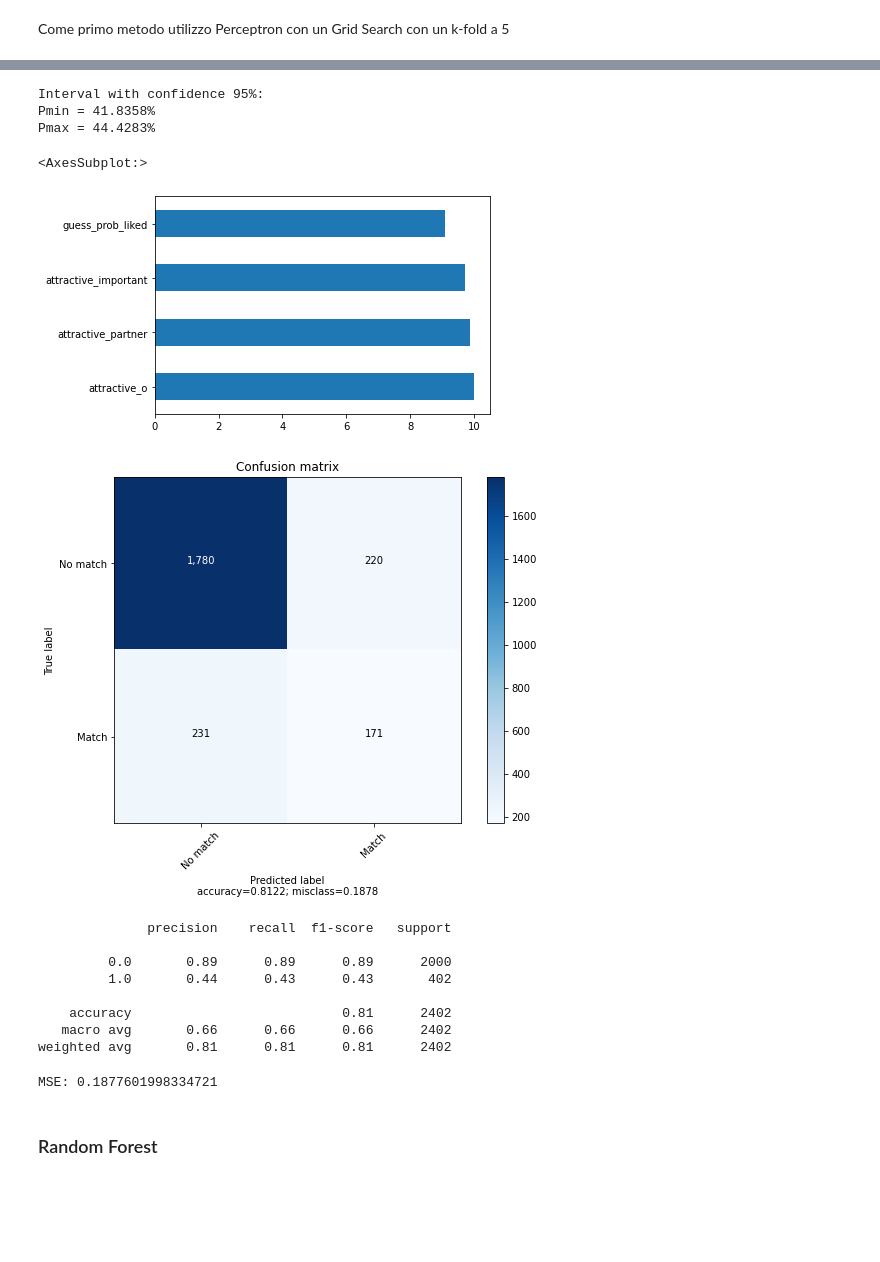
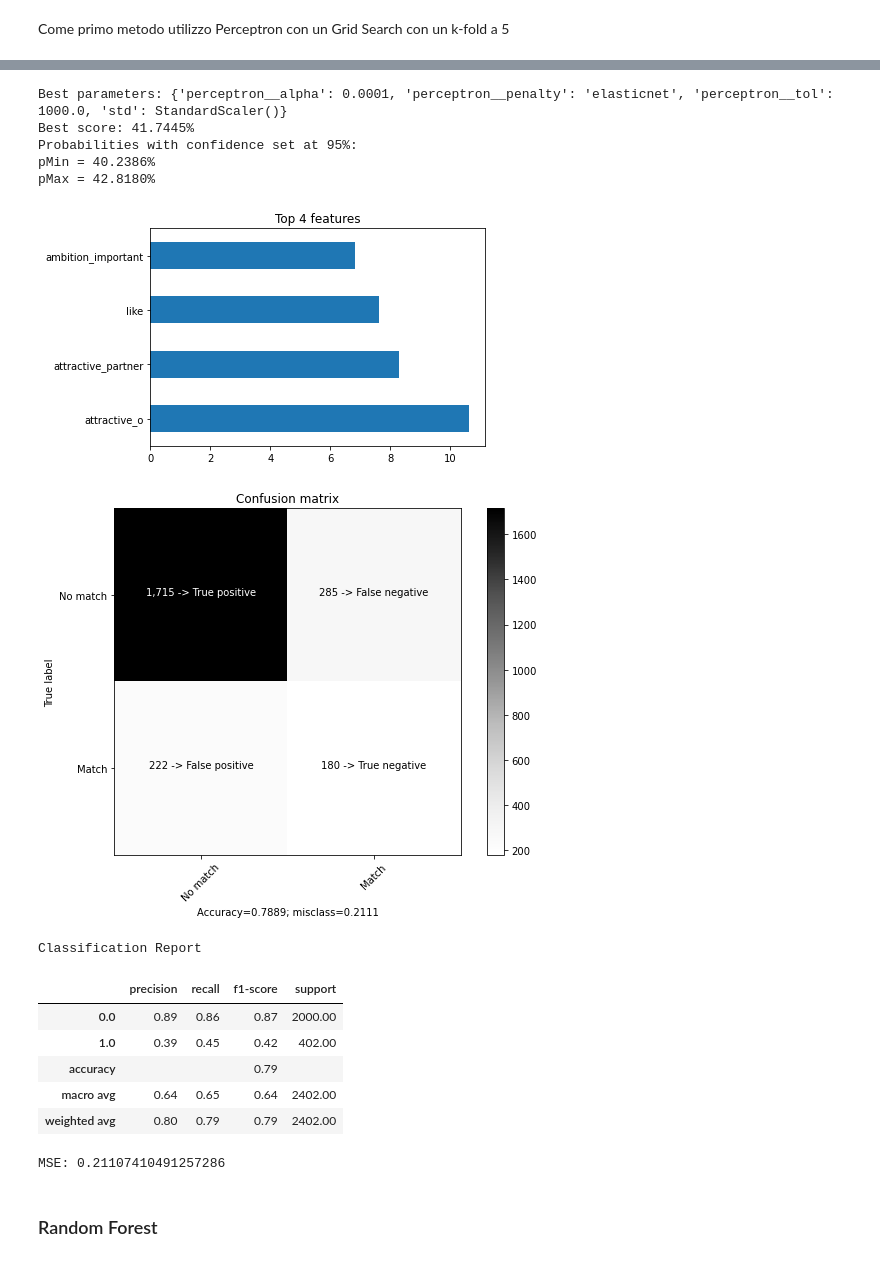
Before and after one commit to HiiiiD/data-intensive-project, a Jupyter notebook: all_features_no_categorical.ipynb, the cells around one changed output, grey strips where cells are left out. Saved outputs shown, nothing was run; the diff lists cells and outputs as text; code cells hidden in the pictures; blank space fills up the shorter version.

```diff
--- a/all_features_no_categorical.ipynb
+++ b/all_features_no_categorical.ipynb
@@ -409,8 +411,8 @@ X_train, X_val, y_train, y_val = train_test_split(X, y.values.ravel(), test_size
 # %%
 from statsmodels.stats.proportion import proportion_confint
 
-def confidence_interval(instance, acc, confidence):
-    return proportion_confint(instance * acc, instance, 1-confidence/100, method='wilson')
+def confidence_interval(value_count, score, confidence):
+    return proportion_confint(value_count * score, value_count, 1-confidence/100, method='wilson')
 # %%
 def plot_confusion_matrix(cm, target_names, title='Confusion matrix', cmap=None, normalize=True):
 
@@ -422,7 +424,7 @@ def plot_confusion_matrix(cm, target_names, title='Confusion matrix', cmap=None,
     misclass = 1 - accuracy
 
     if cmap is None:
-        cmap = plt.get_cmap('Blues')
+        cmap = plt.get_cmap('Greys')
 
     plt.figure(figsize=(8, 6))
     plt.imshow(cm, interpolation='nearest', cmap=cmap)
@@ -437,20 +439,22 @@ def plot_confusion_matrix(cm, target_names, title='Confusion matrix', cmap=None,
     if normalize:
         cm = cm.astype('float') / cm.sum(axis=1)[:, np.newaxis]
 
+    names = [['True positive','False negative'],['False positive','True negative']]
 
-    thresh = cm.max() / 1.5 if normalize else cm.max() / 2
+
+    threshold = cm.max() / 1.5 if normalize else cm.max() / 2
     for i, j in itertools.product(range(cm.shape[0]), range(cm.shape[1])):
         if normalize:
-            plt.text(j, i, "{:0.4f}".format(cm[i, j]),
+            plt.text(j, i, "{:0.4f} -> {name}".format(cm[i, j], names[i][j]),
                      horizontalalignment="center",
-                     color="white" if cm[i, j] > thresh else "black")
+                     color="white" if cm[i, j] > threshold else "black")
         else:
-            plt.text(j, i, "{:,}".format(cm[i, j]),
+            plt.text(j, i, "{:,} -> {}".format(cm[i, j], names[i][j]),
                      horizontalalignment="center",
-                     color="white" if cm[i, j] > thresh else "black")
+                     color="white" if cm[i, j] > threshold else "black")
 
 
     plt.tight_layout()
     plt.ylabel('True label')
-    plt.xlabel('Predicted label\naccuracy={:0.4f}; misclass={:0.4f}'.format(accuracy, misclass))
+    plt.xlabel('Accuracy={:0.4f}; misclass={:0.4f}'.format(accuracy, misclass))
     plt.show()
@@ -494,45 +538,21 @@ Best score: 29.3897%
-# %%
-confidence = 95
-lower, upper = confidence_interval(len(X_train), perceptron_cv.score(X_val, y_val), confidence)
-
-print('Interval with confidence {}%: \nPmin = {:.4f}%\nPmax = {:.4f}%'.format(confidence, lower*100, upper*100))
-# %% [output]
-Interval with confidence 95%:
-Pmin = 41.8358%
-Pmax = 44.4283%
-# %%
-perc_imp = pd.Series(perceptron_cv.best_estimator_[1].coef_[0], index=X_train.columns)
-perc_imp.nlargest(4).plot(kind='barh')
-# %% [output]
-<AxesSubplot:>
-[figure, removed]
-# %%
-from sklearn.metrics import confusion_matrix
-y_pred = perceptron_cv.predict(X_val)
-cm = confusion_matrix(y_val, y_pred)
-
-plot_confusion_matrix(cm, target_names=['No match', 'Match'], normalize=False)
-# %% [output]
-[figure, removed]
-# %%
-pred = perceptron_cv.predict(X_val)
-print(classification_report(y_val, pred))
-# %% [output]
-              precision    recall  f1-score   support
-
-         0.0       0.89      0.89      0.89      2000
-         1.0       0.44      0.43      0.43       402
-
-    accuracy                           0.81      2402
-   macro avg       0.66      0.66      0.66      2402
-weighted avg       0.81      0.81      0.81      2402
-# %%
-from sklearn.metrics import mean_squared_error
-
-perc_mse = mean_squared_error(y_val, perceptron_cv.predict(X_val))
-print('MSE: {}'.format(perc_mse))
-# %% [output]
-MSE: 0.1877601998334721
+# %%
+perceptron_model, perceptron_mse, perceptron_prediction, perceptron_cr = generate_reports(perceptron_cv)
+# %% [output]
+Best parameters: {'perceptron__alpha': 0.0001, 'perceptron__penalty': 'elasticnet', 'perceptron__tol': 1000.0, 'std': StandardScaler()}
+Best score: 41.7445%
+Probabilities with confidence set at 95%:
+pMin = 40.2386%
+pMax = 42.8180%
+[figure, added]
+[figure, added]
+Classification Report
+|  | precision | recall | f1-score | support |
+| 0.0 | 0.89 | 0.86 | 0.87 | 2000.00 |
+| 1.0 | 0.39 | 0.45 | 0.42 | 402.00 |
+| accuracy |  |  | 0.79 |  |
+| macro avg | 0.64 | 0.65 | 0.64 | 2402.00 |
+| weighted avg | 0.80 | 0.79 | 0.79 | 2402.00 |
+MSE: 0.21107410491257286
 # %% [markdown]
 ### Random Forest
 # %%
```
Also changed, not shown: parts of 39 cells of this notebook.
